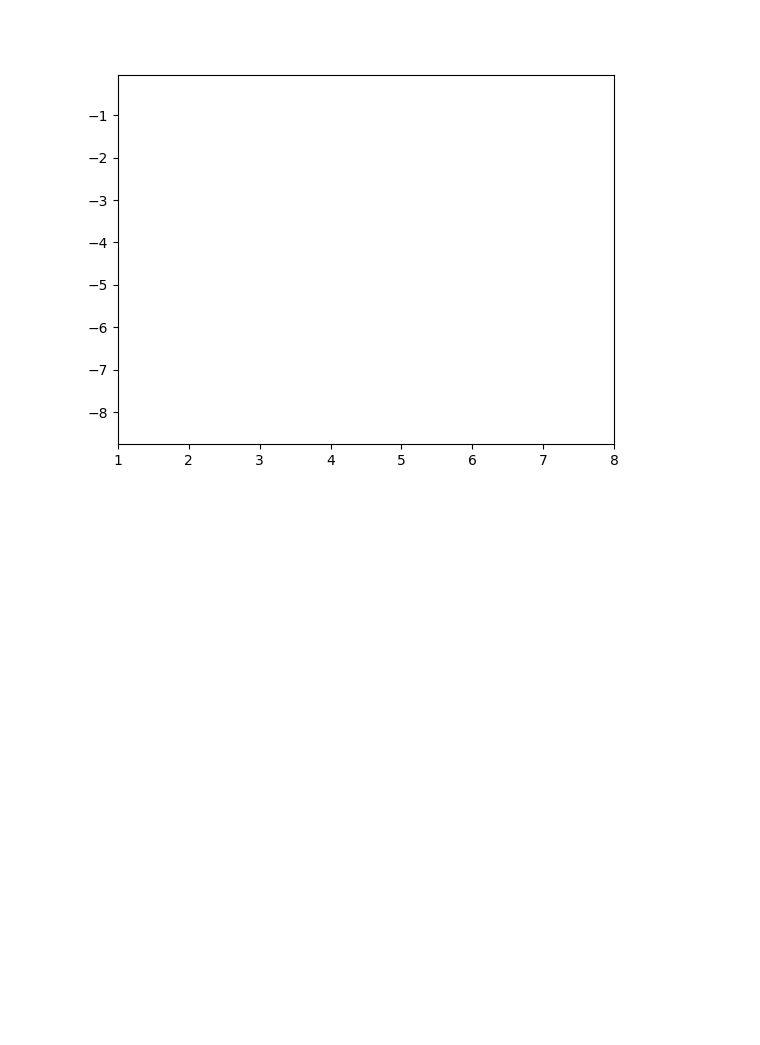
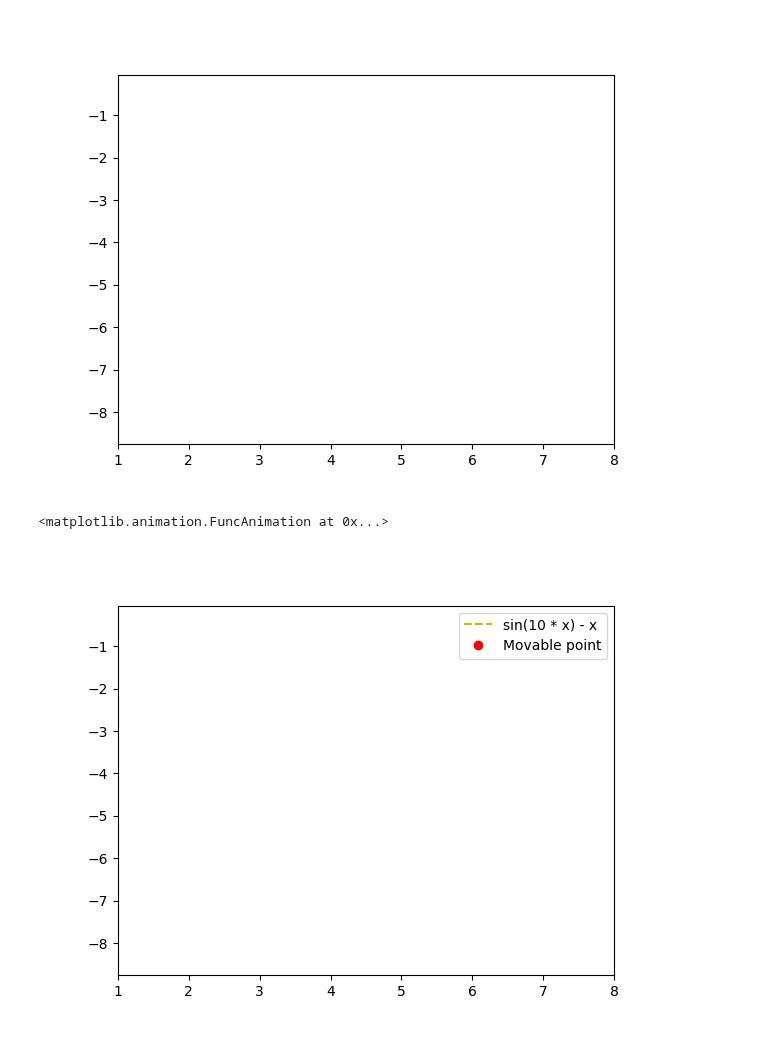
Before and after one commit to anshpak/jupyter-tasks, a Jupyter notebook: KM2_Lb03_Shpak.ipynb, the cells around one changed output. Saved outputs shown, nothing was run; the diff lists cells and outputs as text; code cells hidden in the pictures; blank space fills up the shorter version.

Commit message:
feat: add an animation of the point trajectory

```diff
--- a/KM2_Lb03_Shpak.ipynb
+++ b/KM2_Lb03_Shpak.ipynb
@@ -301,3 +301,43 @@ FuncAnimation(fig_3_2_new, at_frame_point_3_2, frames = matrix_3_2, init_func =
 # %% [output]
 <matplotlib.animation.FuncAnimation at 0x...>
 [figure]
+# %%
+# хочу попробовать сделать так, чтобы точка описывала траектрию
+# может быть есть более элегантный способ, например, вызывать в этой функции две другие
+# для прямой и для точки, а не пихать все сразу в одну
+def at_frame_line_and_point_3_2(i):
+    """задает объект point_3_2_tr точкой с координатами (t[0], t[1])
+    добавляет к объекту line_3_2_tr точку с координатами (t[0], t[1])
+
+    Arguments:
+
+    t: последовательность из двух элементов
+
+    Returns: None
+    """
+
+    x_coord_3_2_tr = list(line_3_2_tr.get_xdata())
+    y_coord_3_2_tr = list(line_3_2_tr.get_ydata())
+
+    x_coord_3_2_tr.append(i[0])
+    y_coord_3_2_tr.append(i[1])
+
+    line_3_2_tr.set_data(x_coord_3_2_tr, y_coord_3_2_tr)
+
+    point_3_2_tr.set_data(i)
+
+    return None
+# %%
+fig_3_2_tr = plt.figure()
+ax_3_2_tr = plt.axes()
+plt.axis([x_min_3_2 - 1, x_max_3_2 + 1, y_min_3_2 - 1, y_max_3_2 + 1])
+
+line_3_2_tr, = ax_3_2_tr.plot([], [], 'y--')
+point_3_2_tr, = ax_3_2_tr.plot([], [], 'ro')
+
+plt.legend(['sin(10 * x) - x', 'Movable point'])
+
+FuncAnimation(fig_3_2_tr, at_frame_line_and_point_3_2, frames = matrix_3_2, repeat = False, interval = 20)
+# %% [output]
+<matplotlib.animation.FuncAnimation at 0x...>
+[figure, added]
```
